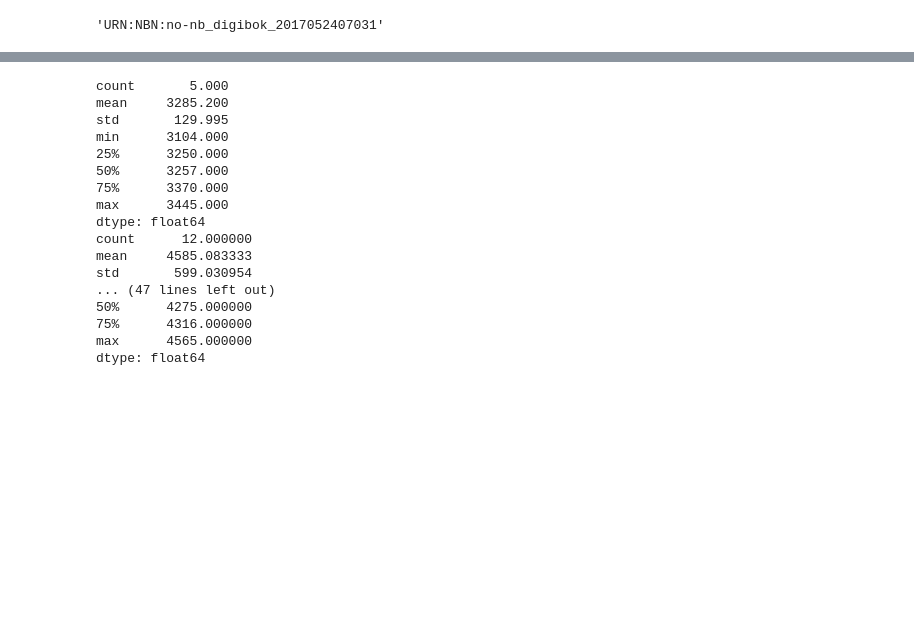
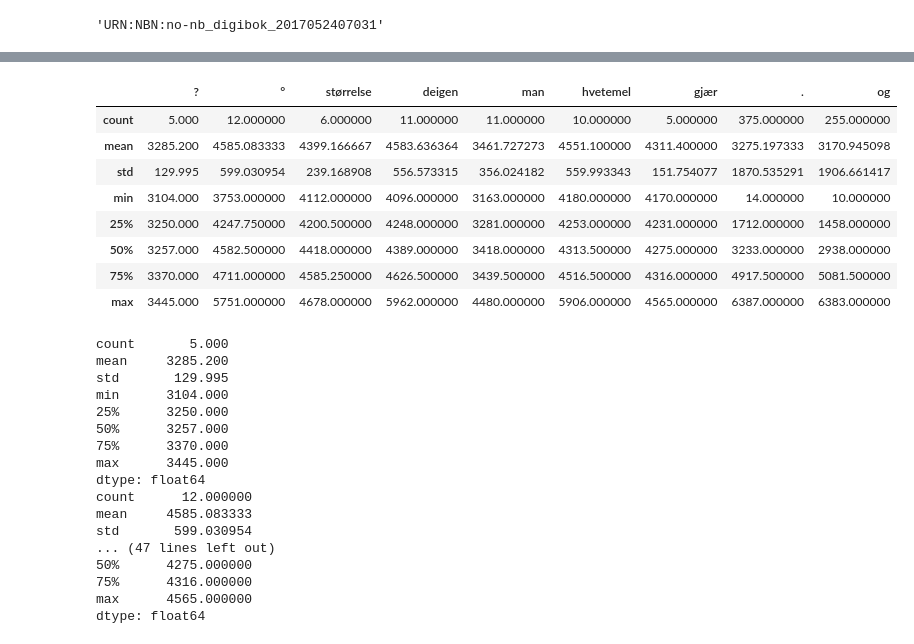
Before and after one commit to Yoonsen/Qualico2023, a Jupyter notebook: distance.ipynb, the cells around one changed output, grey strips where cells are left out. Cells and saved outputs as stored; diff of their text form; code cells hidden in the pictures; blank space fills up the shorter version.

```diff
--- a/distance.ipynb
+++ b/distance.ipynb
@@ -32,3 +60,15 @@ def check_book(a, ip, meanpos, stds, counts):
+# %%
+pd.concat([pd.DataFrame(ip[x], columns=[x]) for x in ['?', '°', 'størrelse', 'deigen', 'man', 'hvetemel', 'gjær','.','og'] ], axis = 1)
+# %% [output]
+|  | ? | ° | størrelse | deigen | man | hvetemel | gjær | . | og |
+| count | 5.000 | 12.000000 | 6.000000 | 11.000000 | 11.000000 | 10.000000 | 5.000000 | 375.000000 | 255.000000 |
+| mean | 3285.200 | 4585.083333 | 4399.166667 | 4583.636364 | 3461.727273 | 4551.100000 | 4311.400000 | 3275.197333 | 3170.945098 |
+| std | 129.995 | 599.030954 | 239.168908 | 556.573315 | 356.024182 | 559.993343 | 151.754077 | 1870.535291 | 1906.661417 |
+| min | 3104.000 | 3753.000000 | 4112.000000 | 4096.000000 | 3163.000000 | 4180.000000 | 4170.000000 | 14.000000 | 10.000000 |
+| 25% | 3250.000 | 4247.750000 | 4200.500000 | 4248.000000 | 3281.000000 | 4253.000000 | 4231.000000 | 1712.000000 | 1458.000000 |
+| 50% | 3257.000 | 4582.500000 | 4418.000000 | 4389.000000 | 3418.000000 | 4313.500000 | 4275.000000 | 3233.000000 | 2938.000000 |
+| 75% | 3370.000 | 4711.000000 | 4585.250000 | 4626.500000 | 3439.500000 | 4516.500000 | 4316.000000 | 4917.500000 | 5081.500000 |
+| max | 3445.000 | 5751.000000 | 4678.000000 | 5962.000000 | 4480.000000 | 5906.000000 | 4565.000000 | 6387.000000 | 6383.000000 |
 # %%
 for x in ['?', '°', 'størrelse', 'deigen', 'man', 'hvetemel', 'gjær']:
     print(ip[x])
```
Also changed, not shown: parts of 2 cells of this notebook.
